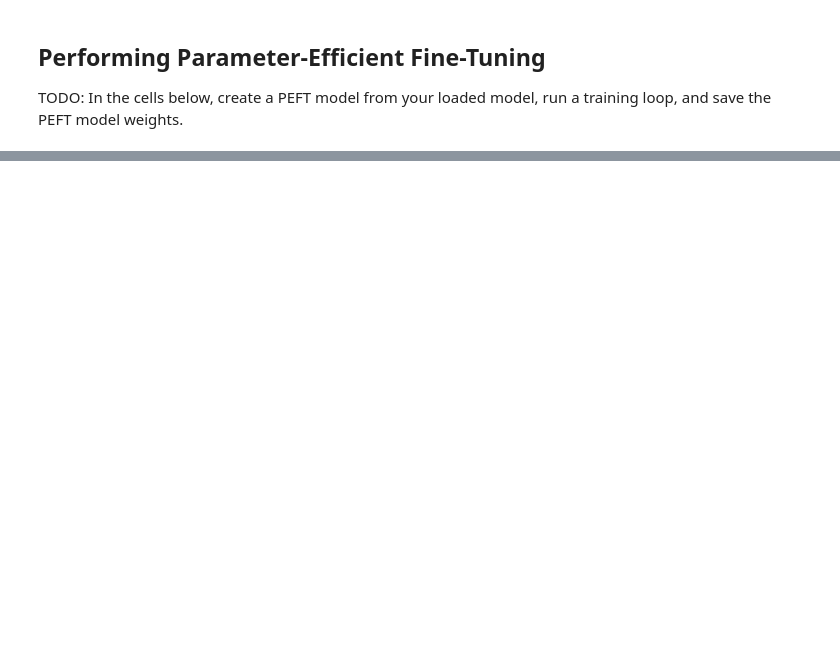
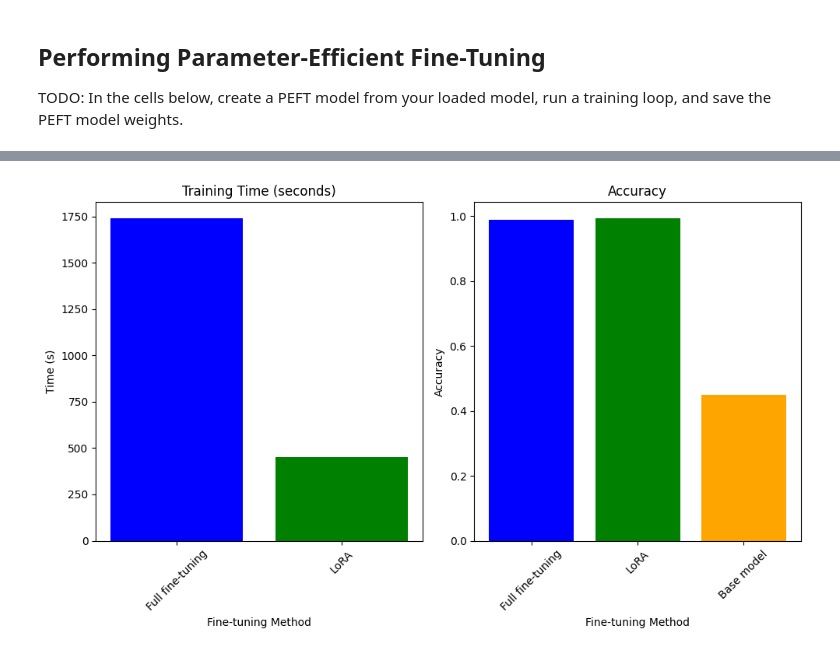
Before and after one commit to ahwrist/LoRA_climate_sentiment, a Jupyter notebook: LightweightFineTuning.ipynb, the cells around one changed output, grey strips where cells are left out. Saved outputs shown, nothing was run; the diff lists cells and outputs as text; code cells hidden in the pictures; blank space fills up the shorter version.

```diff
--- a/LightweightFineTuning.ipynb
+++ b/LightweightFineTuning.ipynb
@@ -145,0 +95,2 @@ Linear(in_features=768, out_features=3, bias=True)
+# %%
+gpt2_model_base = load_gpt2_model()
@@ -647,0 +364,5 @@ AttributeError: module 'gpt_lora_climate_sentiment' has no attribute 'load_state
+# %%
+# Make predictions on the test set and calculate accuracy
+lora_predictions, lora_labels, lora_accuracy, lora_execution_time = predict(lora_model_out, test_tokenized, pred_max_qty=1114)
+print("Test Set Accuracy: ", lora_accuracy)
+print("Execution Time: ", lora_execution_time)
@@ -647,0 +372,7 @@ AttributeError: module 'gpt_lora_climate_sentiment' has no attribute 'load_state
+# %%
+# Make predictions on the test set and calculate accuracy
+gpt2_fulltrain_predictions, gpt2_fulltrain_labels, gpt2_fulltrain_accuracy, gpt2_fulltrain_execution_time = predict(gpt2_model, test_tokenized, pred_max_qty=1114)
+# print("Test Set Predictions: ", base_predictions)
+# print("Test Set Labels: ", base_labels)
+print("Test Set Accuracy: ", gpt2_fulltrain_accuracy)
+print("Execution Time: ", gpt2_fulltrain_execution_time)
@@ -647,0 +415,50 @@ AttributeError: module 'gpt_lora_climate_sentiment' has no attribute 'load_state
+# %%
+# Set train times for plot
+gpt2_full_train_time = 29 * 60
+LoRA_train_time = 7.5 * 60
+gpt2_base_train_time = 0
+# %%
+import matplotlib.pyplot as plt
+
+# Training times (seconds)
+training_times = {
+    # 'Base model': gpt2_base_train_time,
+    'Full fine-tuning': gpt2_full_train_time,
+    'LoRA': LoRA_train_time
+}
+
+# Accuracies
+accuracies = {
+    'Full fine-tuning': gpt2_fulltrain_accuracy['accuracy'],
+    'LoRA': lora_accuracy['accuracy'],
+    'Base model': gpt2_base_accuracy['accuracy']
+    }
+
+# Create separate subplots for training times and accuracies
+fig, (ax1, ax2) = plt.subplots(1, 2, figsize=(10, 6))
+
+# Bar chart for training times
+x_times = training_times.keys()
+y_times = training_times.values()
+ax1.bar(x_times, y_times, color=['blue', 'green', 'orange'])
+ax1.set_title('Training Time (seconds)')
+ax1.set_xlabel('Fine-tuning Method')
+ax1.set_ylabel('Time (s)')
+ax1.set_xticklabels(x_times, rotation=45)  # Set labels and rotate
+
+
+# Bar chart for accuracies
+x_accuracies = accuracies.keys()
+y_accuracies = accuracies.values()
+# ax2.bar(x_labels, y_accuracies, color=['blue', 'green', 'orange'])
+ax2.bar(x_accuracies, y_accuracies, color=['blue', 'green', 'orange'])
+ax2.set_title('Accuracy')
+ax2.set_xlabel('Fine-tuning Method')
+ax2.set_ylabel('Accuracy')
+ax2.set_xticklabels(x_accuracies, rotation=45)  # Set labels and rotate
+
+# Adjust layout and display the plot
+plt.tight_layout()
+plt.show()
+# %% [output]
+[figure, added]
```
Also changed, not shown: parts of 65 cells of this notebook, 6 other files.
